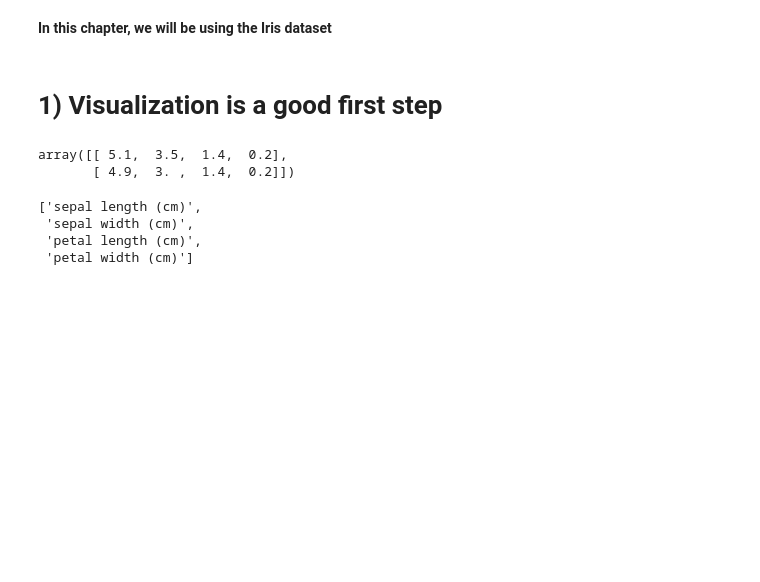
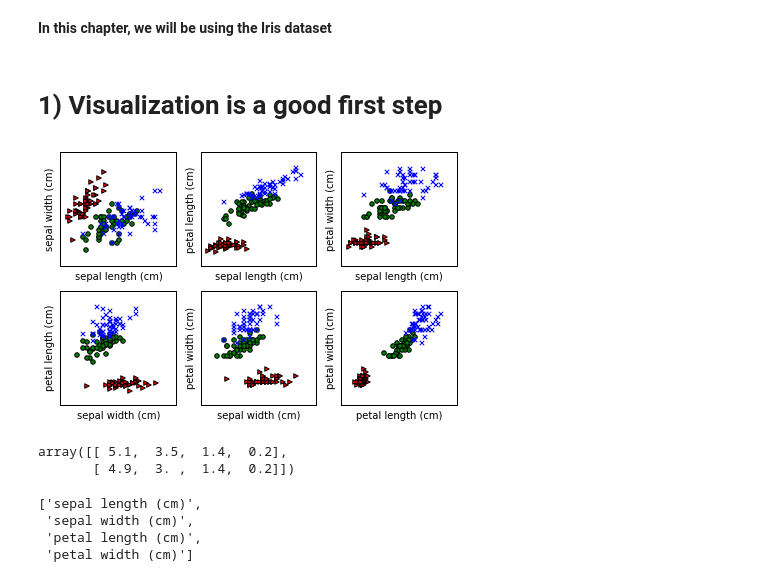
Before and after one commit to tuanavu/BuildingMachineLearningSystemsWithPython, a Jupyter notebook: ch02/Classifying with Real-world Examples.ipynb, the cells around one changed output. Saved outputs shown, nothing was run; the diff lists cells and outputs as text; code cells hidden in the pictures; blank space fills up the shorter version.

```diff
--- a/ch02/Classifying with Real-world Examples.ipynb
+++ b/ch02/Classifying with Real-world Examples.ipynb
@@ -2,6 +2,52 @@
 **In this chapter, we will be using the Iris dataset**
 # %% [markdown]
 # 1) Visualization is a good first step
+# %%
+# %load figure1.py
+# This code is supporting material for the book
+# Building Machine Learning Systems with Python
+# by Willi Richert and Luis Pedro Coelho
+# published by PACKT Publishing
+#
+# It is made available under the MIT License
+
+from matplotlib import pyplot as plt
+
+# We load the data with load_iris from sklearn
+from sklearn.datasets import load_iris
+
+# load_iris returns an object with several fields
+data = load_iris()
+features = data.data
+feature_names = data.feature_names
+target = data.target
+target_names = data.target_names
+
+fig,axes = plt.subplots(2, 3)
+pairs = [(0, 1), (0, 2), (0, 3), (1, 2), (1, 3), (2, 3)]
+
+# Set up 3 different pairs of (color, marker)
+color_markers = [
+        ('r', '>'),
+        ('g', 'o'),
+        ('b', 'x'),
+        ]
+for i, (p0, p1) in enumerate(pairs):
+    ax = axes.flat[i]
+
+    for t in range(3):
+        # Use a different color/marker for each class `t`
+        c,marker = color_markers[t]
+        ax.scatter(features[target == t, p0], features[
+                    target == t, p1], marker=marker, c=c)
+    ax.set_xlabel(feature_names[p0])
+    ax.set_ylabel(feature_names[p1])
+    ax.set_xticks([])
+    ax.set_yticks([])
+fig.tight_layout()
+fig.savefig('figure1.png')
+# %% [output]
+[figure, added]
 # %%
 # %load chapter.py
 # This code is supporting material for the book
```
Also changed, not shown: parts of 26 cells of this notebook, 5 other files.
